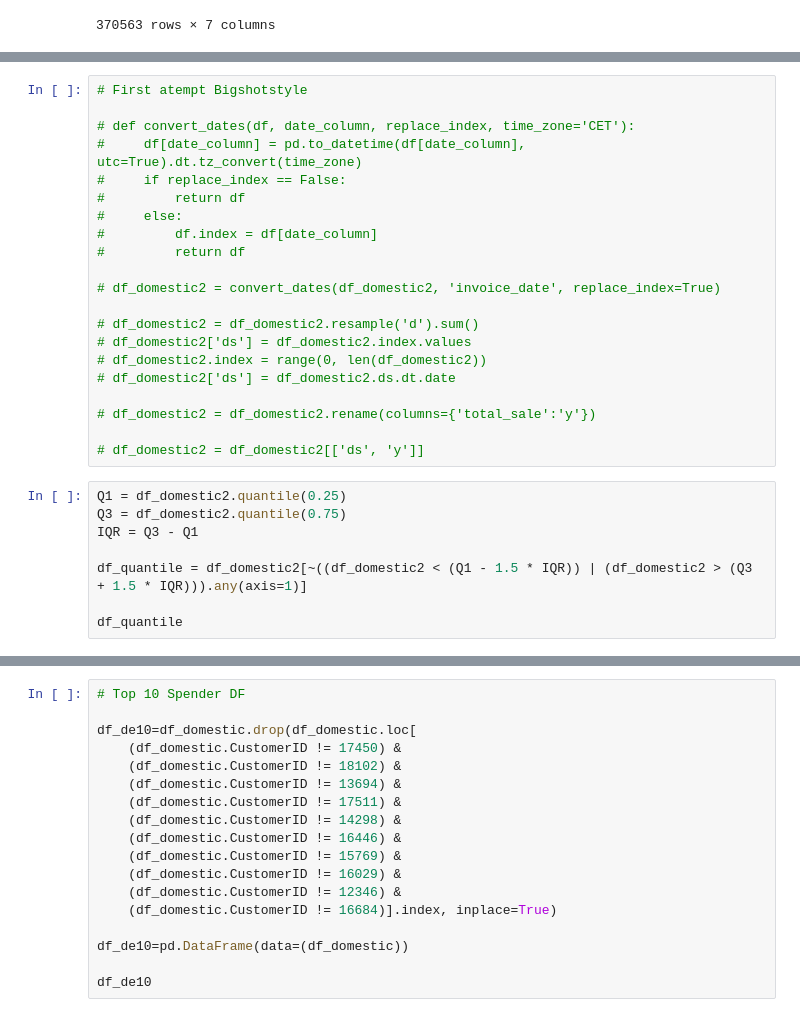
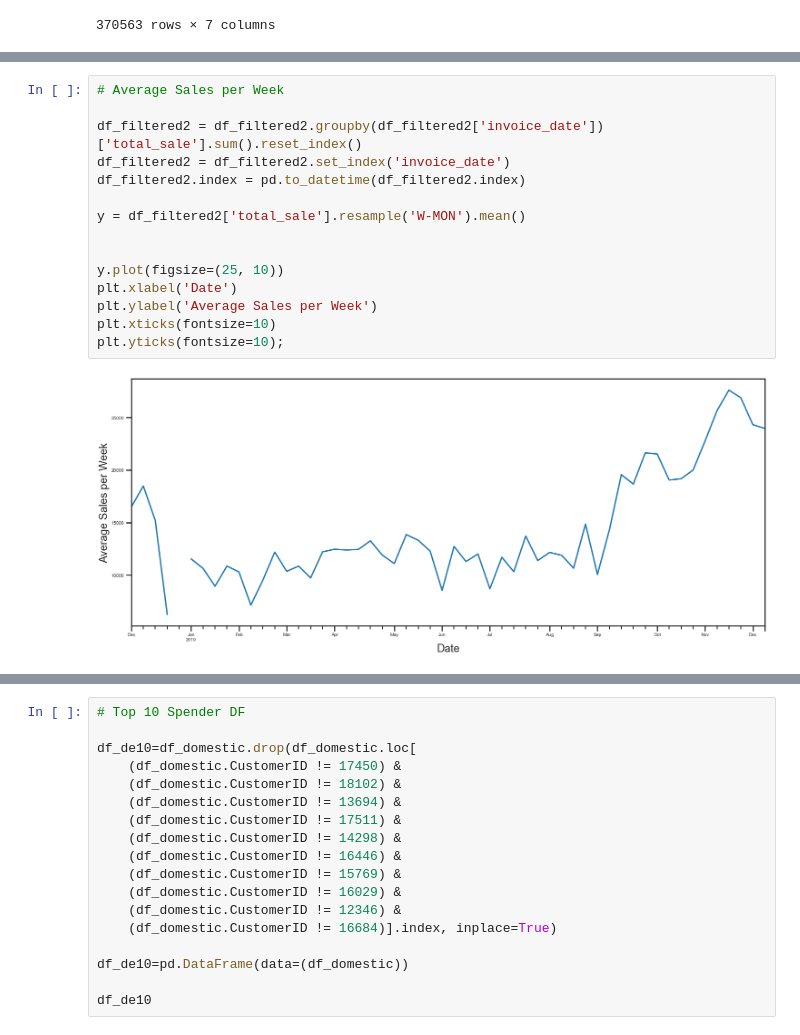
Before and after one commit to Jacopo-Spadon/E-Commerce, a Jupyter notebook: Ecom20tooDE.ipynb, the cells around one changed output, grey strips where cells are left out. Cells and saved outputs as stored; diff of their text form.

```diff
--- a/Ecom20tooDE.ipynb
+++ b/Ecom20tooDE.ipynb
@@ -264,30 +218,18 @@ ValueError: Can only compare identically-labeled Series objects
-# %%
-# First atempt Bigshotstyle
-
-# def convert_dates(df, date_column, replace_index, time_zone='CET'):
-#     df[date_column] = pd.to_datetime(df[date_column], utc=True).dt.tz_convert(time_zone)
-#     if replace_index == False:
-#         return df
-#     else:
-#         df.index = df[date_column]
-#         return df
-
-# df_domestic2 = convert_dates(df_domestic2, 'invoice_date', replace_index=True)
-
-# df_domestic2 = df_domestic2.resample('d').sum()
-# df_domestic2['ds'] = df_domestic2.index.values
-# df_domestic2.index = range(0, len(df_domestic2))
-# df_domestic2['ds'] = df_domestic2.ds.dt.date
-
-# df_domestic2 = df_domestic2.rename(columns={'total_sale':'y'})
-
-# df_domestic2 = df_domestic2[['ds', 'y']]
-# %%
-Q1 = df_domestic2.quantile(0.25)
-Q3 = df_domestic2.quantile(0.75)
-IQR = Q3 - Q1
-
-df_quantile = df_domestic2[~((df_domestic2 < (Q1 - 1.5 * IQR)) | (df_domestic2 > (Q3 + 1.5 * IQR))).any(axis=1)]
-
-df_quantile
+# %%
+# Average Sales per Week
+
+df_filtered2 = df_filtered2.groupby(df_filtered2['invoice_date'])['total_sale'].sum().reset_index()
+df_filtered2 = df_filtered2.set_index('invoice_date')
+df_filtered2.index = pd.to_datetime(df_filtered2.index)
+
+y = df_filtered2['total_sale'].resample('W-MON').mean()
+
+
+y.plot(figsize=(25, 10))
+plt.xlabel('Date')
+plt.ylabel('Average Sales per Week')
+plt.xticks(fontsize=10)
+plt.yticks(fontsize=10);
+# %% [output]
+[figure, added]
 # %%
```
Also changed, not shown: parts of 16 cells of this notebook.
